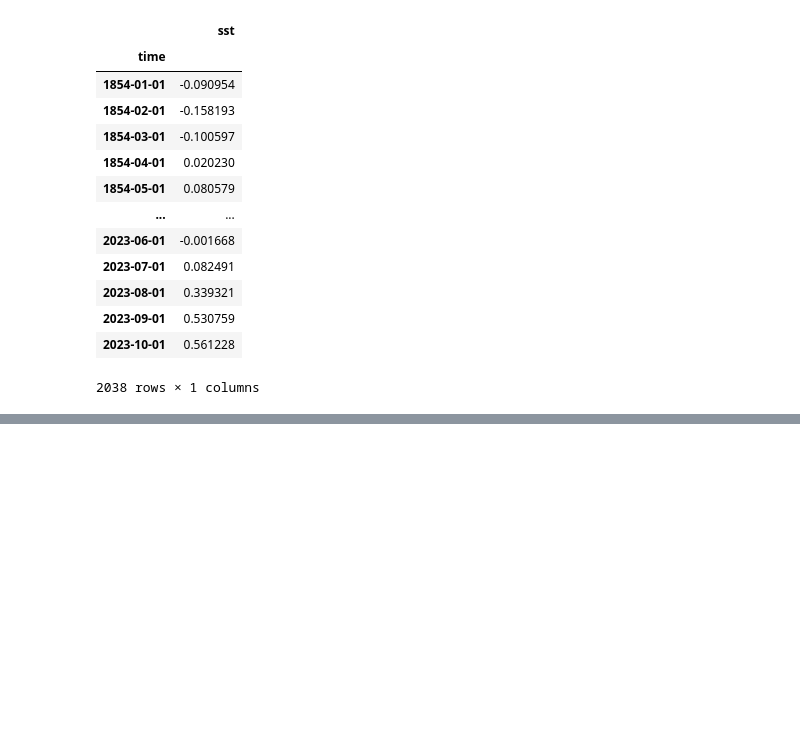
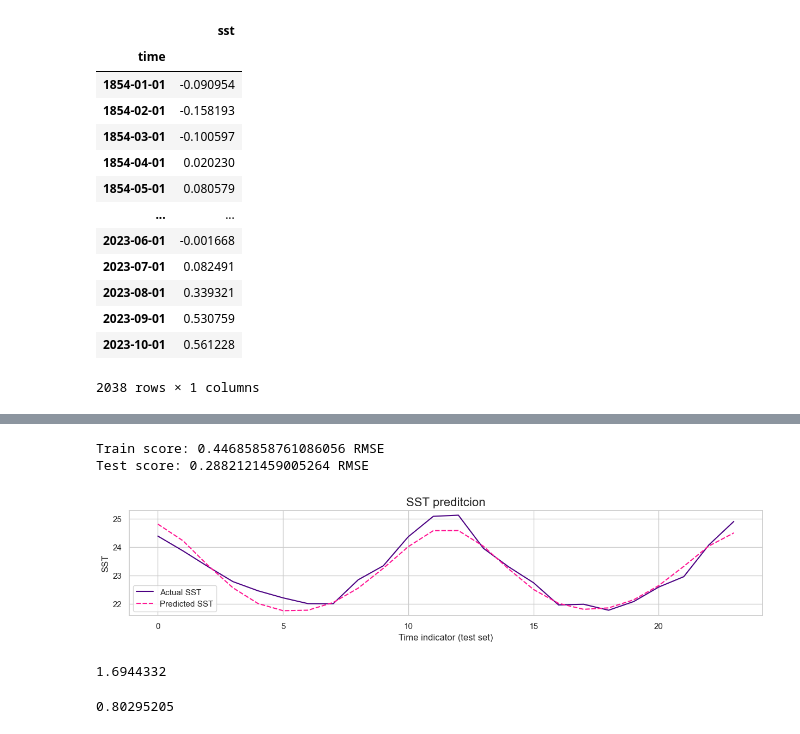
Before and after one commit to matheusvictal/sst-time-series-ml, a Jupyter notebook: sst_lstm.ipynb, the cells around one changed output, grey strips where cells are left out. Saved outputs shown, nothing was run; the diff lists cells and outputs as text; code cells hidden in the pictures; blank space fills up the shorter version.

Commit message:
refactor(root): adjust lstm predictor for blind prediction and calculate error
Signed-off-by: Matheus <matheuscerqueira042@gmail.com>

```diff
--- a/sst_lstm.ipynb
+++ b/sst_lstm.ipynb
@@ -273,0 +274,23 @@ plt.show()
+# %%
+current_view = X_test[0:1]
+y_pred_blind = []
+
+for i in range(X_test.shape[0]):
+    with torch.no_grad():
+        y_pred = model.forward(current_view)
+        current_view = torch.cat([current_view.reshape(-1), y_pred.reshape(-1)])[1:].reshape(1,11,1)
+        y_pred_blind.append(y_pred)
+# %%
+model_performance(y_train, y_pred_train, y_test, torch.cat(y_pred_blind))
+# %% [output]
+Train score: 0.44685858761086056 RMSE
+Test score: 0.2882121459005264 RMSE
+[figure, added]
+# %%
+SSTHelper.mape(y_train, y_pred_train)
+# %% [output]
+1.6944332
+# %%
+SSTHelper.mape(y_test, torch.cat(y_pred_blind))
+# %% [output]
+0.80295205
```
Also changed, not shown: parts of 4 cells of this notebook.
